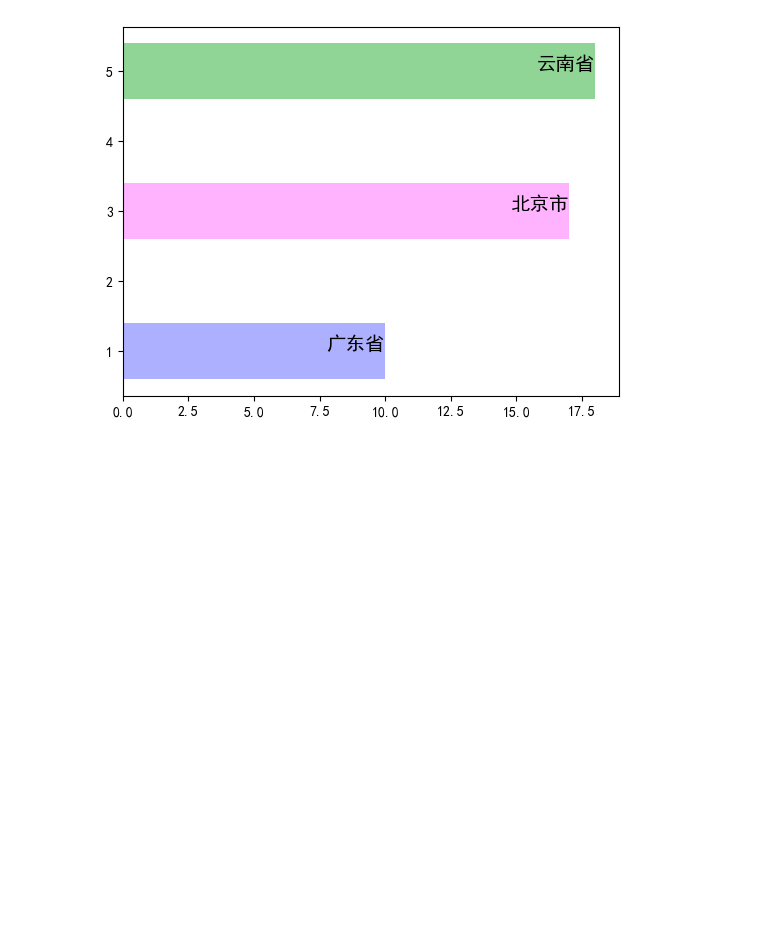
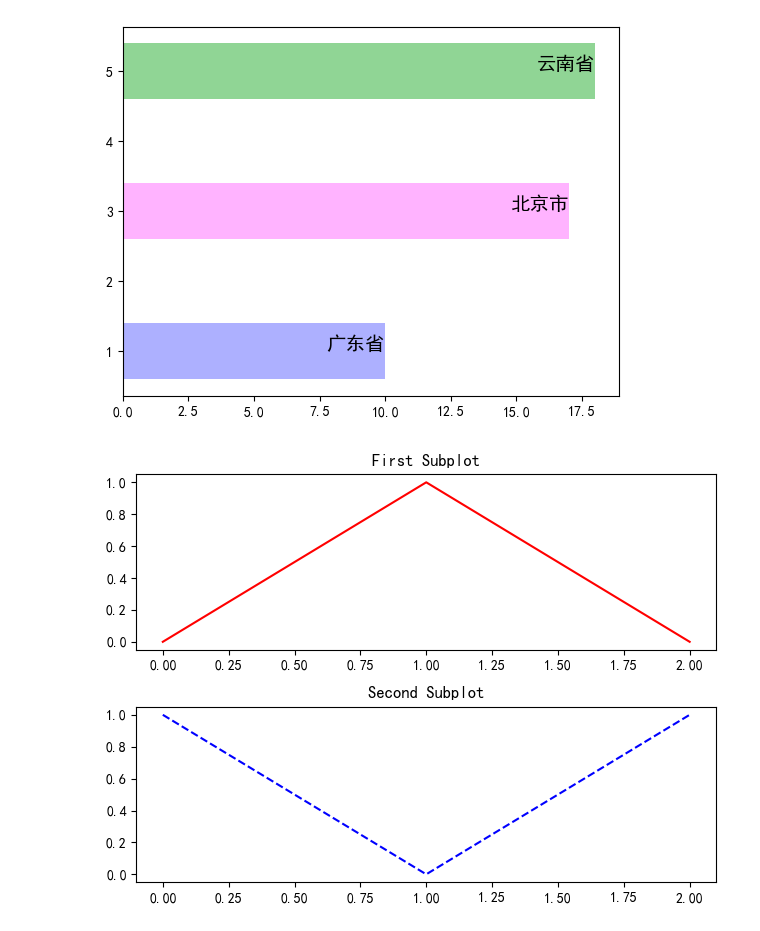
Before and after one commit to daiyipu/yiheng, a Jupyter notebook: plotlib/matplot.ipynb, the cells around one changed output. Cells and saved outputs as stored; diff of their text form; code cells hidden in the pictures; blank space fills up the shorter version.

```diff
--- a/plotlib/matplot.ipynb
+++ b/plotlib/matplot.ipynb
@@ -179,3 +181,18 @@ graph(10,17,18)
 [figure]
 # %%
 ### 1.2. 子图
+# %%
+# 创建一个图形和两个子图，子图在两行一列中排列
+fig, axs = plt.subplots(nrows=2, ncols=1)
+# 在第一个子图上绘制数据
+axs[0].plot([0, 1, 2], [0, 1, 0], 'r-')  # 红色实线
+axs[0].set_title('First Subplot')
+# 在第二个子图上绘制数据
+axs[1].plot([0, 1, 2], [1, 0, 1], 'b--')  # 蓝色虚线
+axs[1].set_title('Second Subplot')
+# 调整子图之间的间距
+plt.tight_layout()
+# 显示图形
+plt.show()
+# %% [output]
+[figure, added]
```
Also changed, not shown: parts of 4 cells of this notebook, 39 other files.
